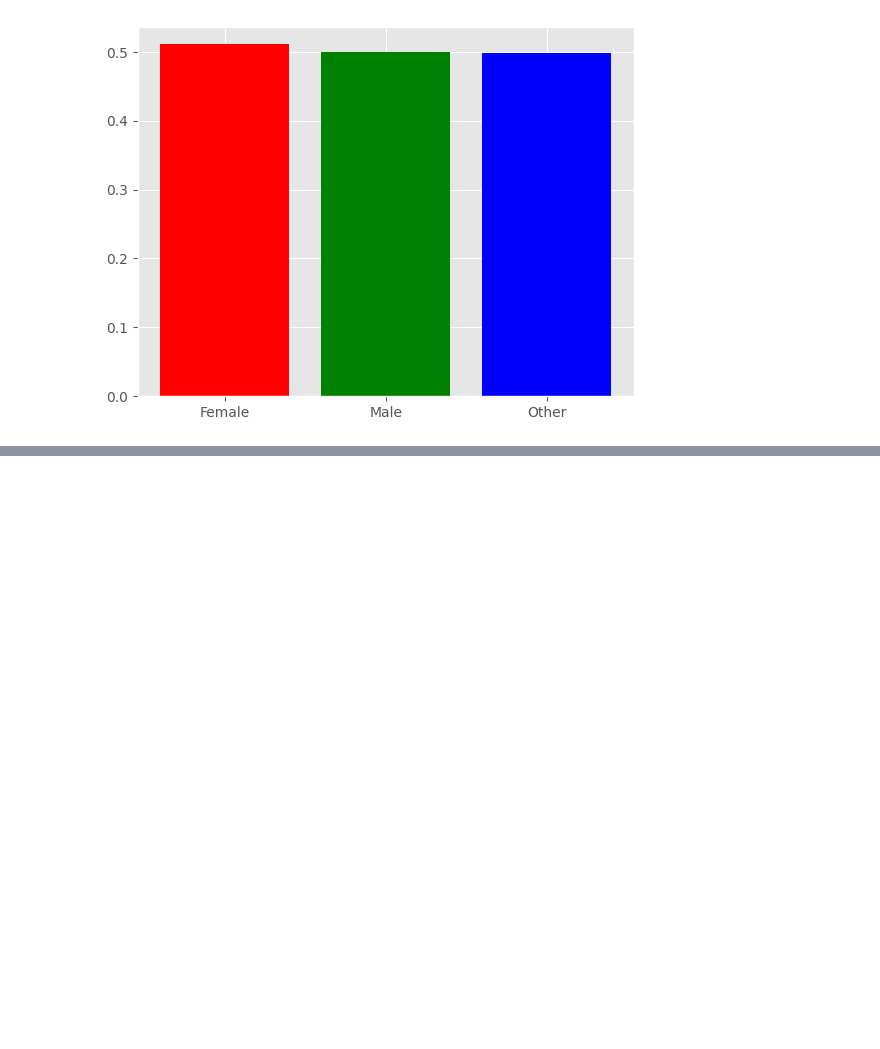
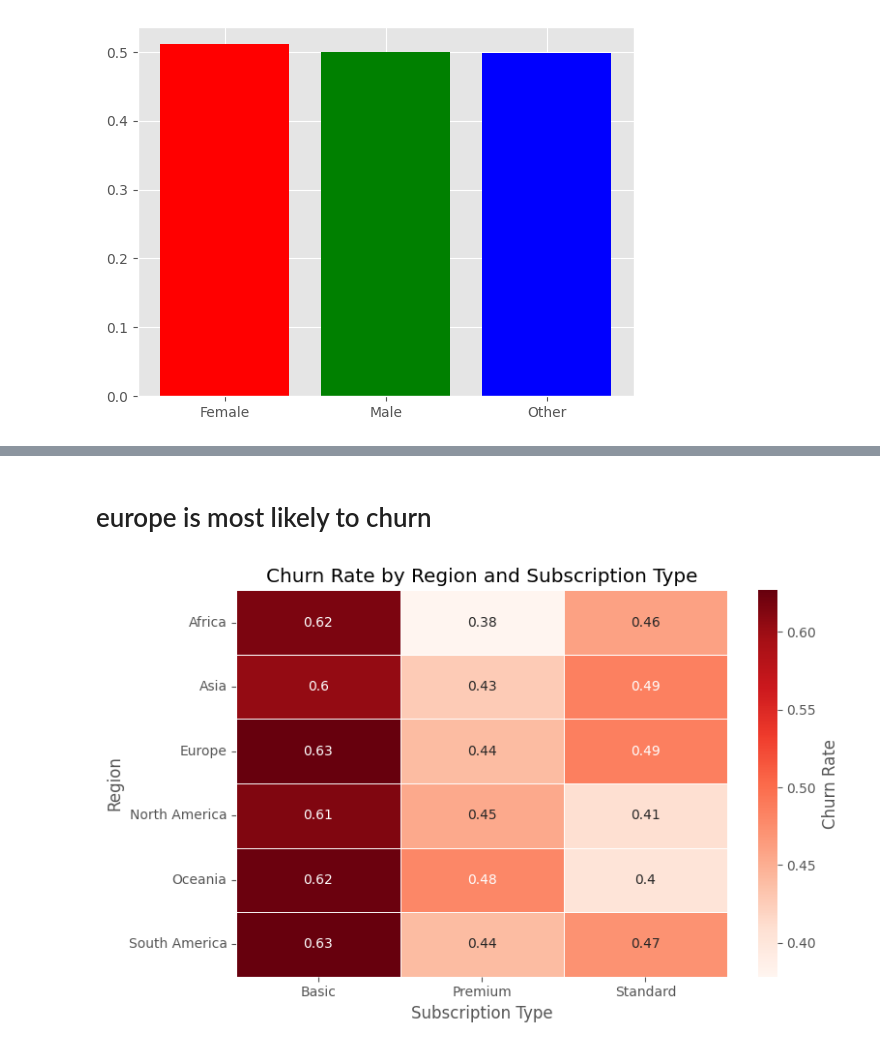
Before and after one commit to Adnan-Anwar-Data-enthusiast/Netflix-churn-analysis, a Jupyter notebook: 1. corr draft.ipynb, the cells around one changed output, grey strips where cells are left out. Cells and saved outputs as stored; diff of their text form; code cells hidden in the pictures; blank space fills up the shorter version.

```diff
--- a/1. corr draft.ipynb
+++ b/1. corr draft.ipynb
@@ -228,0 +265,14 @@ plt.show()
+# %% [markdown]
+# europe is most likely to churn
+# %%
+heat_data = df.pivot_table(index='region', columns='subscription_type', values='churned', aggfunc='mean')
+
+plt.figure(figsize=(8, 5))
+sns.heatmap(heat_data, annot=True, cmap='Reds', linewidths=0.5, cbar_kws={'label': 'Churn Rate'})
+plt.title('Churn Rate by Region and Subscription Type')
+plt.xlabel('Subscription Type')
+plt.ylabel('Region')
+plt.tight_layout()
+plt.show()
+# %% [output]
+[figure, added]
```
Also changed, not shown: parts of 10 cells of this notebook.
